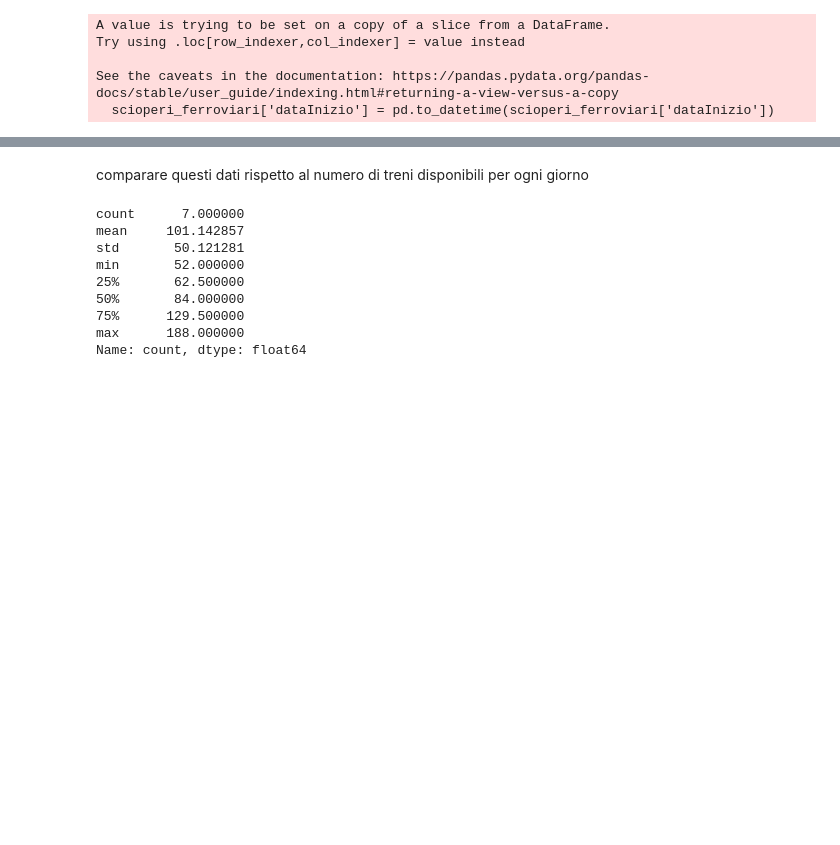
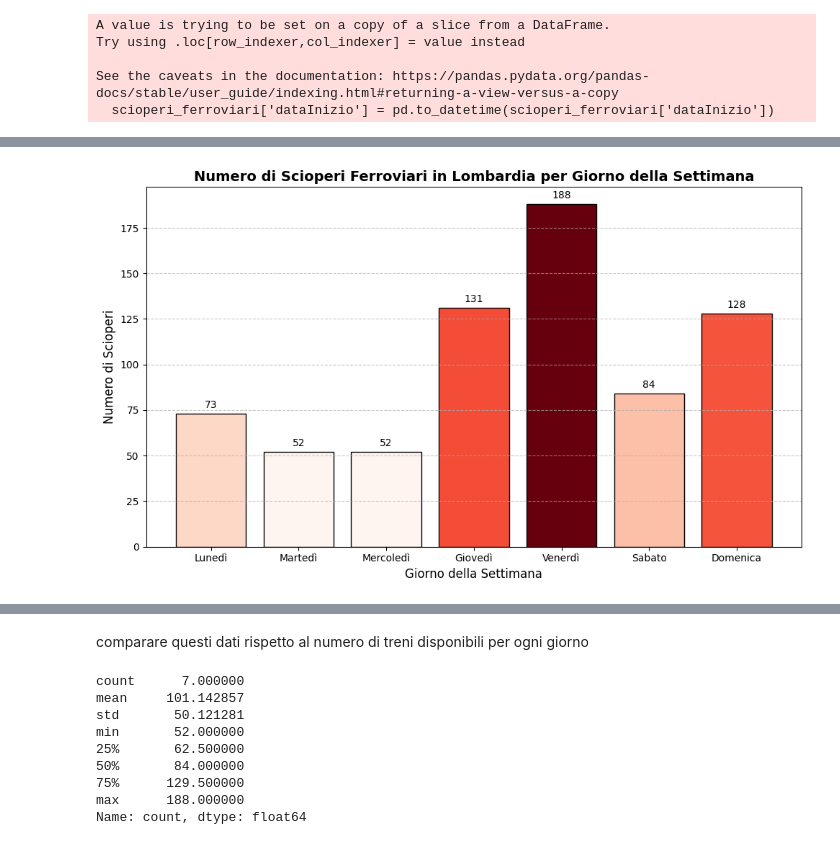
Before and after one commit to alemele01/vs24, a Jupyter notebook: ScioperiItalia.ipynb, the cells around one changed output, grey strips where cells are left out. Saved outputs shown, nothing was run; the diff lists cells and outputs as text; code cells hidden in the pictures; blank space fills up the shorter version.

Commit message:
Aggiunto grafico scioperi

```diff
--- a/ScioperiItalia.ipynb
+++ b/ScioperiItalia.ipynb
@@ -186,0 +212,35 @@ plt.show()
+# %%
+import matplotlib.pyplot as plt
+import numpy as np
+
+# Dati
+giorni = ["Lunedì", "Martedì", "Mercoledì", "Giovedì", "Venerdì", "Sabato", "Domenica"]
+scioperi = [73, 52, 52, 131, 188, 84, 128]
+
+# Configurazione dei colori ordinati per numero di scioperi
+norm = plt.Normalize(min(scioperi), max(scioperi))
+colors = plt.cm.Reds(norm(scioperi))
+
+# Creazione del grafico
+plt.figure(figsize=(10, 6))
+bars = plt.bar(giorni, scioperi, color=colors, edgecolor="black")
+
+# Aggiungere etichette ai valori
+for bar in bars:
+    height = bar.get_height()
+    plt.text(bar.get_x() + bar.get_width() / 2, height + 2, f'{height}',
+             ha='center', va='bottom', fontsize=10)
+
+# Titoli e etichette
+plt.title("Numero di Scioperi Ferroviari in Lombardia per Giorno della Settimana", fontsize=14, weight='bold')
+plt.xlabel("Giorno della Settimana", fontsize=12)
+plt.ylabel("Numero di Scioperi", fontsize=12)
+
+# Miglioramento della griglia
+plt.grid(axis='y', linestyle='--', alpha=0.7)
+plt.tight_layout()
+
+# Mostrare il grafico
+plt.show()
+# %% [output]
+[figure, added]
```
Also changed, not shown: parts of 10 cells of this notebook.
